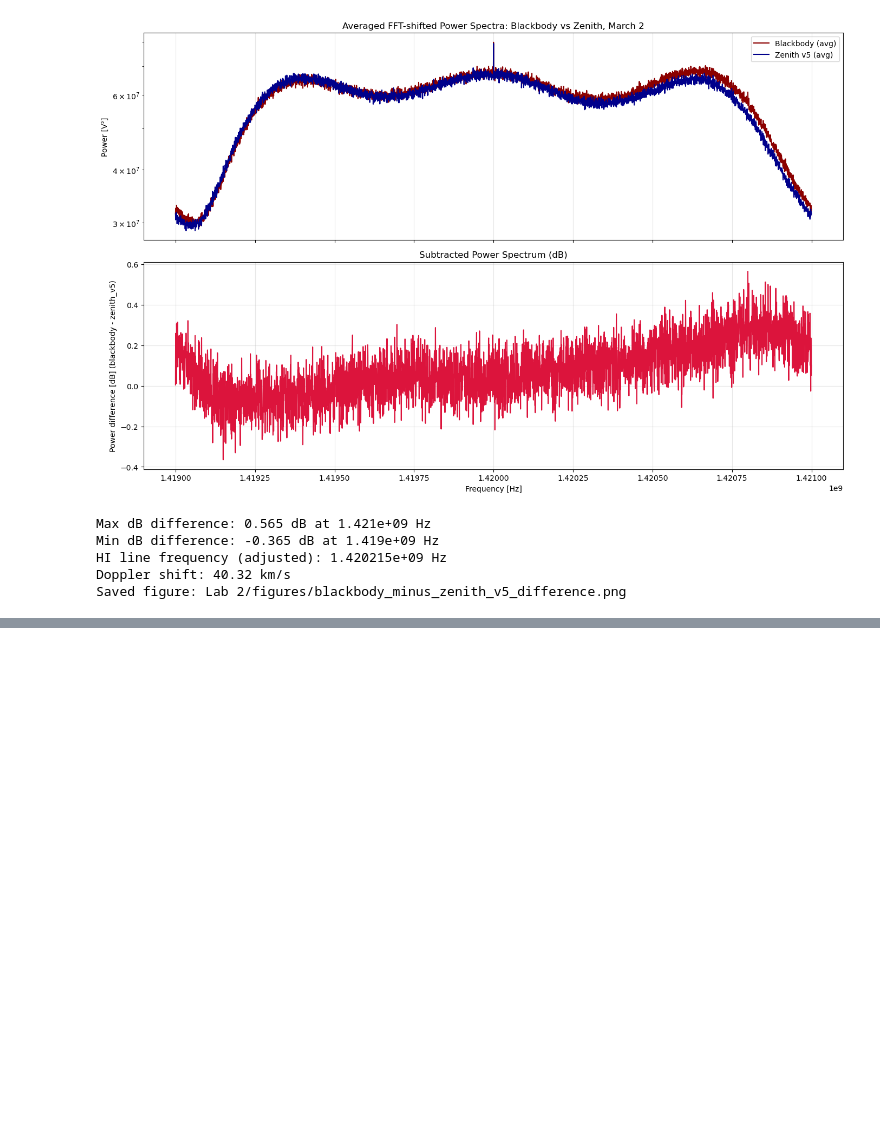
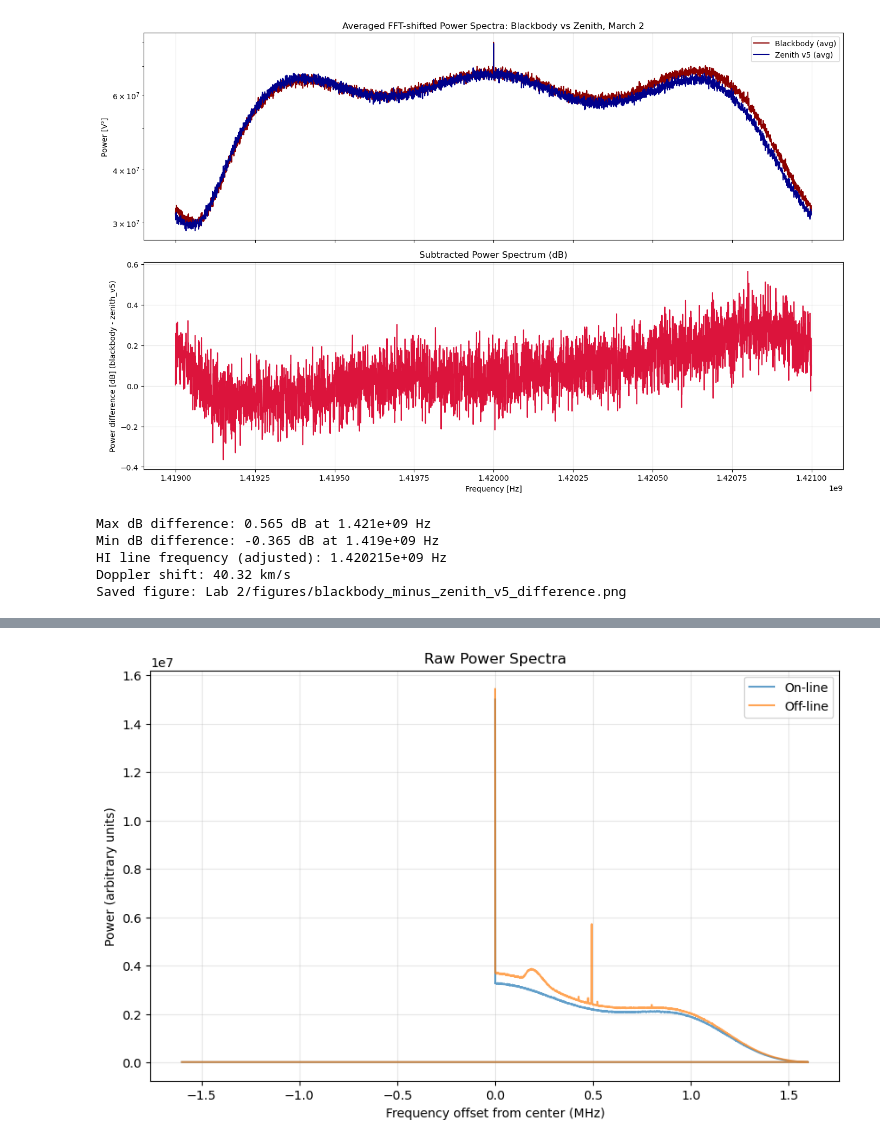
Before and after one commit to averybooks/radiolab2026-Cal, a Jupyter notebook: LAB2_code.ipynb, the cells around one changed output, grey strips where cells are left out. Saved outputs shown, nothing was run; the diff lists cells and outputs as text; code cells hidden in the pictures; blank space fills up the shorter version.

Commit message:
Plots ready for analysis and description in report

```diff
--- a/LAB2_code.ipynb
+++ b/LAB2_code.ipynb
@@ -231,0 +284,19 @@ plt.tight_layout()
+# %%
+import numpy as np
+
+files = [
+    'bighorn_120_0_leftside.npz',
+    'bighorn_120_0_rightside.npz',
+    'bighorn_120_0_calib.npz'
+]
+
+for file in files:
+    data = np.load(f'C:/Users/medin/Downloads/Spring_2026/ASTRON121/LAB2/DATA/3-2 data/{file}', allow_pickle=True)
+    lst_before = data['lst_before'].item()
+    lst_after = data['lst_after'].item()
+    jd_before = data['jd_before'].item()
+
+    print(f"{file}:")
+    print(f"  LST ≈ {(lst_before + lst_after)/2:.3f} hours")
+    print(f"  JD ≈ {jd_before:.5f}")
+    print()
@@ -231,0 +388,64 @@ plt.tight_layout()
+# %%
+import numpy as np
+import matplotlib.pyplot as plt
+
+# Function to convert int8 I/Q to complex and compute power spectrum
+def compute_power_spectrum(samples, sample_rate=3.2e6):
+    """
+    samples: array of shape (nblocks, 4096, 2) with int8 I/Q data
+    returns: average power spectrum (linear units)
+    """
+    nblocks = samples.shape[0]
+    nfft = samples.shape[1]
+
+    # Initialize array for accumulated power
+    power_sum = np.zeros(nfft//2 + 1)
+
+    for i in range(nblocks):
+        # Convert I/Q to complex
+        complex_data = samples[i, :, 0] + 1j * samples[i, :, 1]
+
+        # Compute FFT
+        fft_data = np.fft.fft(complex_data)
+
+        # Power spectrum (positive frequencies only)
+        power = np.abs(fft_data[:nfft//2 + 1])**2
+
+        # Accumulate
+        power_sum += power
+
+    # Average
+    power_avg = power_sum / nblocks
+
+    # Create frequency axis
+    freqs = np.fft.fftfreq(nfft, 1/sample_rate)[:nfft//2 + 1] / 1e6  # MHz
+
+    return freqs, power_avg
+
+# Compute spectra for on and off
+freqs, on_power = compute_power_spectrum(on_samples)
+_, off_power = compute_power_spectrum(off_samples)
+
+# Plot raw spectra
+plt.figure(figsize=(10, 6))
+plt.plot(freqs, on_power, label='On-line', alpha=0.7)
+plt.plot(freqs, off_power, label='Off-line', alpha=0.7)
+plt.xlabel('Frequency offset from center (MHz)')
+plt.ylabel('Power (arbitrary units)')
+plt.title('Raw Power Spectra')
+plt.legend()
+plt.grid(True, alpha=0.3)
+plt.show()
+
+# Compute and plot ratio (bandpass-corrected line shape)
+r_line = on_power / off_power
+
+plt.figure(figsize=(10, 6))
+plt.plot(freqs, r_line, 'k-', linewidth=1)
+plt.xlabel('Frequency offset from center (MHz)')
+plt.ylabel('r_line (unitless)')
+plt.title('Bandpass-Corrected Line Shape')
+plt.grid(True, alpha=0.3)
+plt.show()
+# %% [output]
+[figure, added]
```
Also changed, not shown: parts of 27 cells of this notebook, 8 other files.
